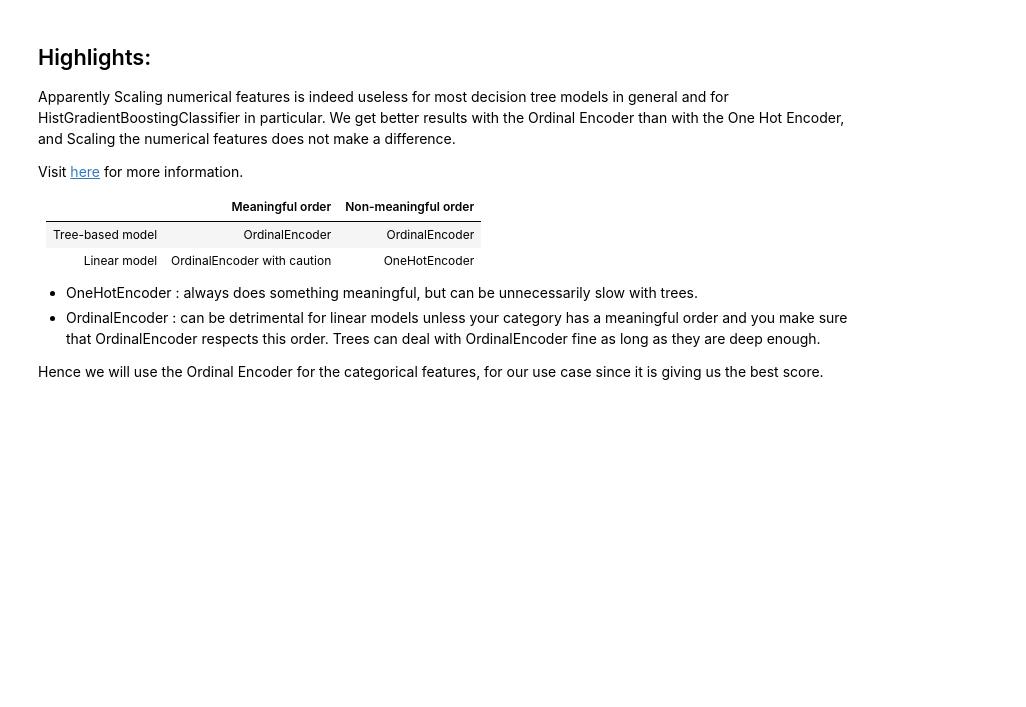
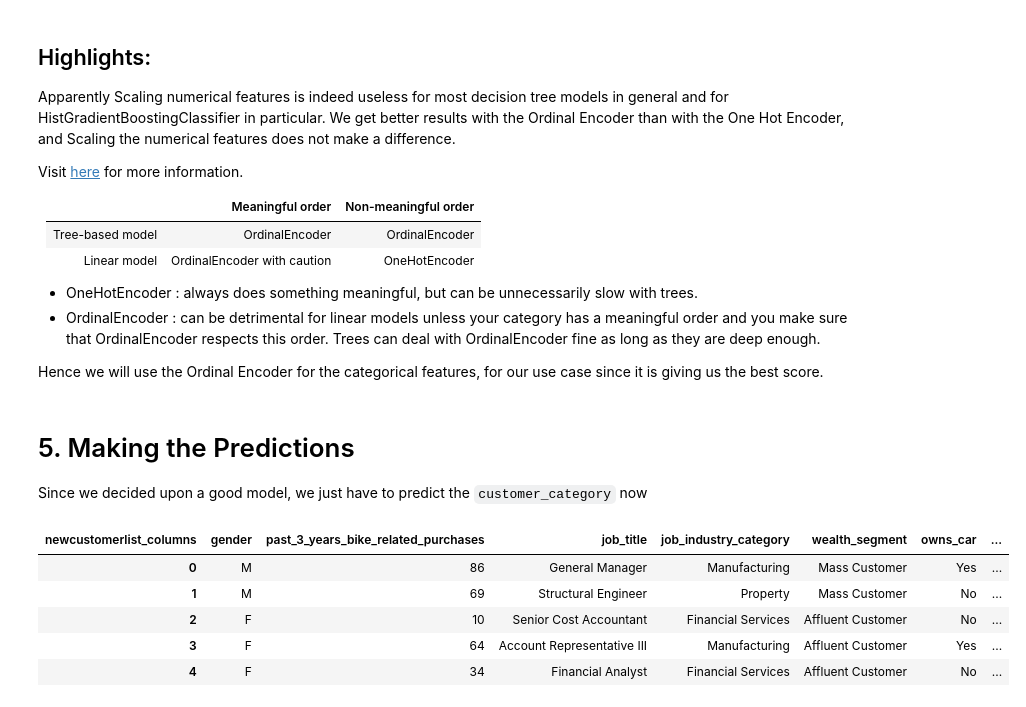
Before and after one commit to notcostheta/internship-speedrun, a Jupyter notebook: kpmg/task3 copy.ipynb, the cells around one changed output. Cells and saved outputs as stored; diff of their text form; code cells hidden in the pictures; blank space fills up the shorter version.

```diff
--- a/kpmg/task3 copy.ipynb
+++ b/kpmg/task3 copy.ipynb
@@ -673,3 +673,16 @@ Visit [here](https://inria.github.io/scikit-learn-mooc/python_scripts/03_categor
 
 
 Hence we will use the Ordinal Encoder for the categorical features, for our use case since it is giving us the best score.
+# %% [markdown]
+# 5. Making the Predictions
+Since we decided upon a good model, we just have to predict the `customer_category` now
+# %%
+predictions = NewCustomerList.copy()
+predictions.head()
+# %% [output]
+| newcustomerlist_columns | gender | past_3_years_bike_related_purchases | job_title | job_industry_category | wealth_segment | owns_car | ... |
+| 0 | M | 86 | General Manager | Manufacturing | Mass Customer | Yes | ... |
+| 1 | M | 69 | Structural Engineer | Property | Mass Customer | No | ... |
+| 2 | F | 10 | Senior Cost Accountant | Financial Services | Affluent Customer | No | ... |
+| 3 | F | 64 | Account Representative III | Manufacturing | Affluent Customer | Yes | ... |
+| 4 | F | 34 | Financial Analyst | Financial Services | Affluent Customer | No | ... |
```
Also changed, not shown: parts of 9 cells of this notebook, 1 other file.
